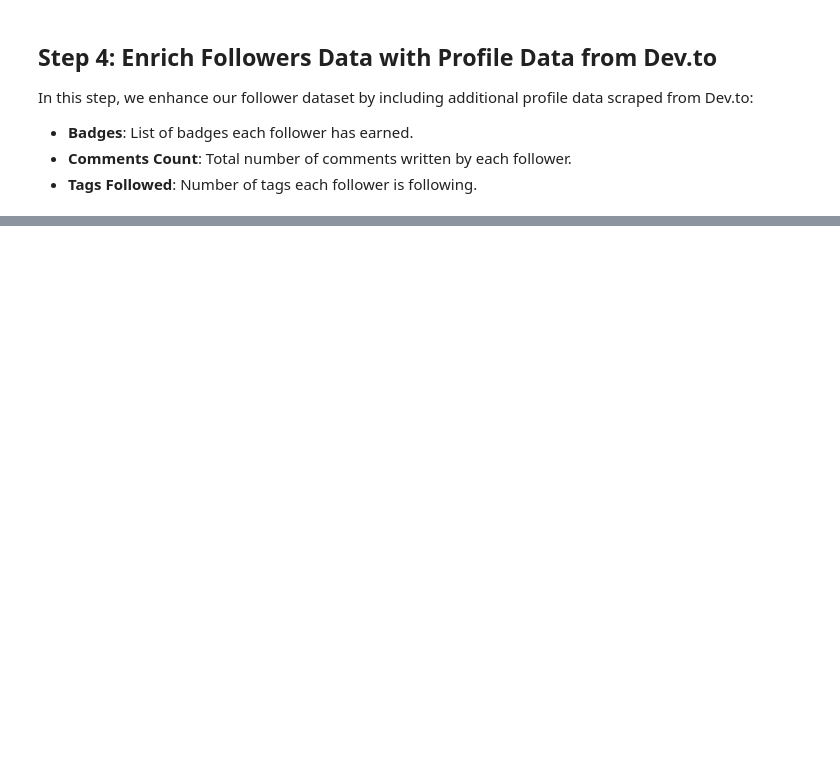
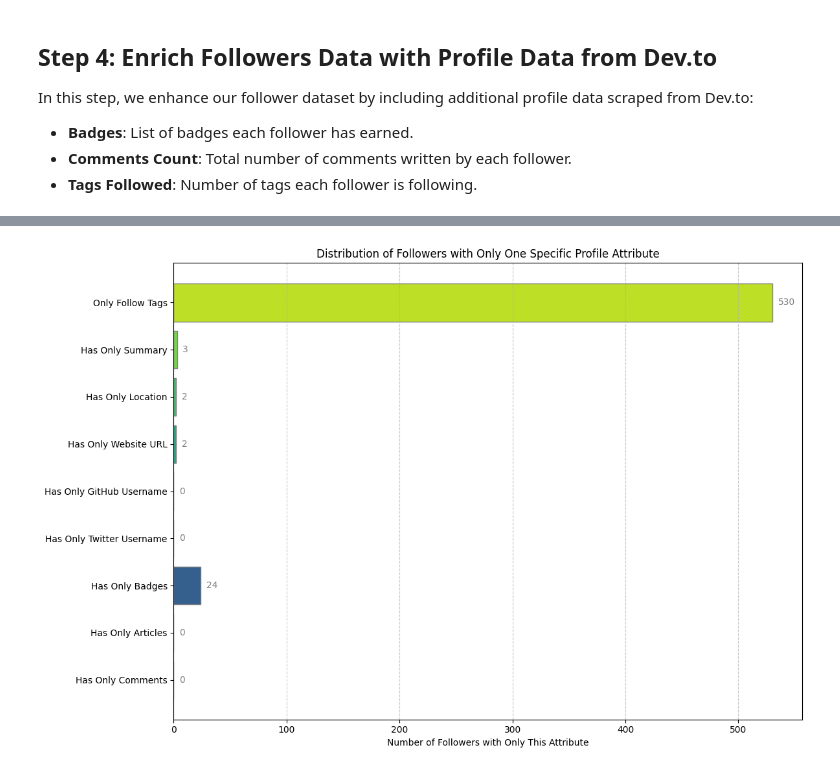
Before and after one commit to olgazju/blog_dev_to_audience_analyzer, a Jupyter notebook: analysis.ipynb, the cells around one changed output, grey strips where cells are left out. Drawn from its saved outputs; the diff is of its cells as text; code cells hidden in the pictures; blank space fills up the shorter version.

```diff
--- a/analysis.ipynb
+++ b/analysis.ipynb
@@ -211,0 +445,83 @@ plt.show()
+# %%
+import matplotlib.pyplot as plt
+import pandas as pd
+import seaborn as sns
+
+# Ensure 'created_at' and 'joined_at' columns are date-only
+articles_df['created_date'] = articles_df['created_at'].dt.date
+extended_scrapped_followers_df['joined_date'] = extended_scrapped_followers_df['joined_at'].dt.date
+
+# Define the attributes to analyze
+attributes = {
+    "Has Only Comments": 'comments_count',
+    "Has Only Articles": 'article_count',
+    "Has Only Badges": 'badges',
+    "Has Only Twitter Username": 'twitter_username',
+    "Has Only GitHub Username": 'github_username',
+    "Has Only Website URL": 'website_url',
+    "Has Only Location": 'location',
+    "Has Only Summary": 'summary',
+    "Only Follow Tags": 'tags_count'
+}
+
+# Calculate counts for followers who have only one attribute and nothing else
+only_attribute_counts = {}
+for label, column in attributes.items():
+    if column == 'badges':
+        # For 'badges', check if list length is > 0 and other fields are empty
+        only_attribute_counts[label] = extended_scrapped_followers_df[
+            (extended_scrapped_followers_df['badges'].str.len() > 0) &
+            (extended_scrapped_followers_df['comments_count'] == 0) &
+            (extended_scrapped_followers_df['article_count'] == 0) &
+            (extended_scrapped_followers_df['tags_count'] == 0) &
+            (extended_scrapped_followers_df[['twitter_username', 'github_username', 'location',
+                                             'website_url', 'summary']].isnull().all(axis=1))
+        ].shape[0]
+    elif column == 'tags_count':
+        # For 'tags_count', check if > 0 and other fields are empty
+        only_attribute_counts[label] = extended_scrapped_followers_df[
+            (extended_scrapped_followers_df['tags_count'] > 0) &
+            (extended_scrapped_followers_df['comments_count'] == 0) &
+            (extended_scrapped_followers_df['article_count'] == 0) &
+            (extended_scrapped_followers_df['badges'].str.len() == 0) &
+            (extended_scrapped_followers_df[['twitter_username', 'github_username', 'location',
+                                             'website_url', 'summary']].isnull().all(axis=1))
+        ].shape[0]
+    else:
+        # For other fields, check if the field is not null or > 0 and others are empty
+        only_attribute_counts[label] = extended_scrapped_followers_df[
+            (extended_scrapped_followers_df[column].notna() if extended_scrapped_followers_df[column].dtype == 'O'
+             else extended_scrapped_followers_df[column] > 0) &
+            (extended_scrapped_followers_df['comments_count'] == 0) &
+            (extended_scrapped_followers_df['article_count'] == 0) &
+            (extended_scrapped_followers_df['tags_count'] == 0) &
+            (extended_scrapped_followers_df['badges'].str.len() == 0) &
+            (extended_scrapped_followers_df[['twitter_username', 'github_username', 'location',
+                                             'website_url', 'summary']].apply(lambda x: x.isnull() | (x == ''), axis=1).all(axis=1))
+        ].shape[0]
+
+# Prepare data for plotting
+labels = list(only_attribute_counts.keys())
+values = list(only_attribute_counts.values())
+
+# Choose a color palette from Seaborn
+palette = sns.color_palette("viridis", len(labels))
+
+# Plot
+plt.figure(figsize=(12, 8))
+bars = plt.barh(labels, values, color=palette, edgecolor='gray')
+
+# Add value labels
+for bar in bars:
+    plt.text(bar.get_width() + 5, bar.get_y() + bar.get_height() / 2, f'{int(bar.get_width())}',
+             va='center', fontsize=10, color='gray')
+
+# Add titles and labels
+plt.xlabel("Number of Followers with Only This Attribute")
+plt.title("Distribution of Followers with Only One Specific Profile Attribute")
+plt.grid(axis='x', linestyle='--', alpha=0.7)
+plt.tight_layout()
+
+plt.show()
+# %% [output]
+[figure, added]
```
Also changed, not shown: parts of 22 cells of this notebook, 2 other files.
